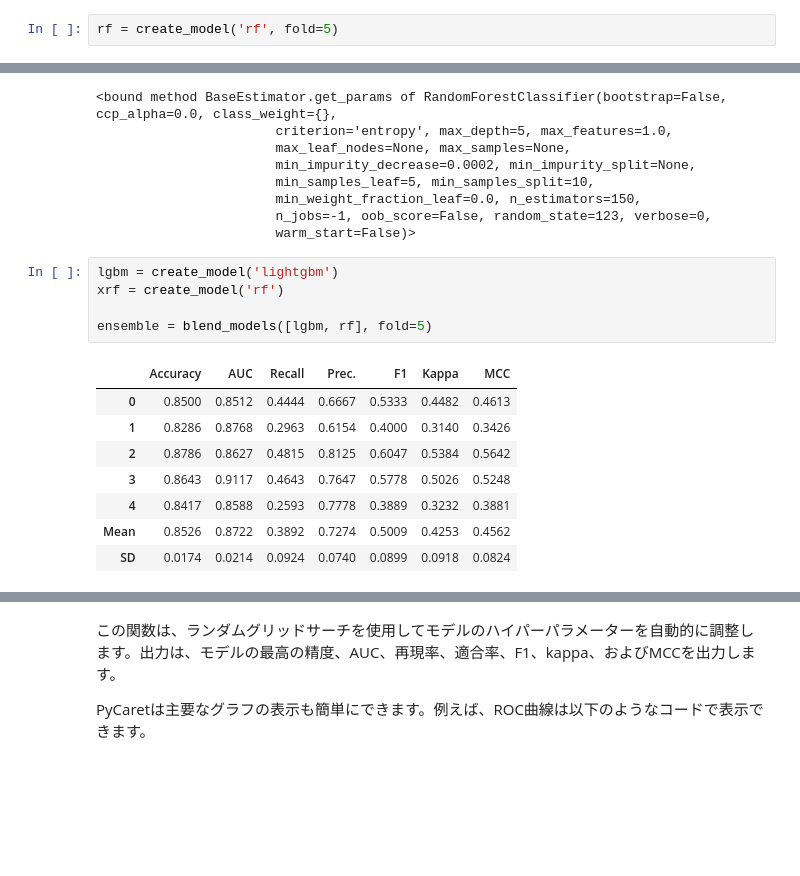
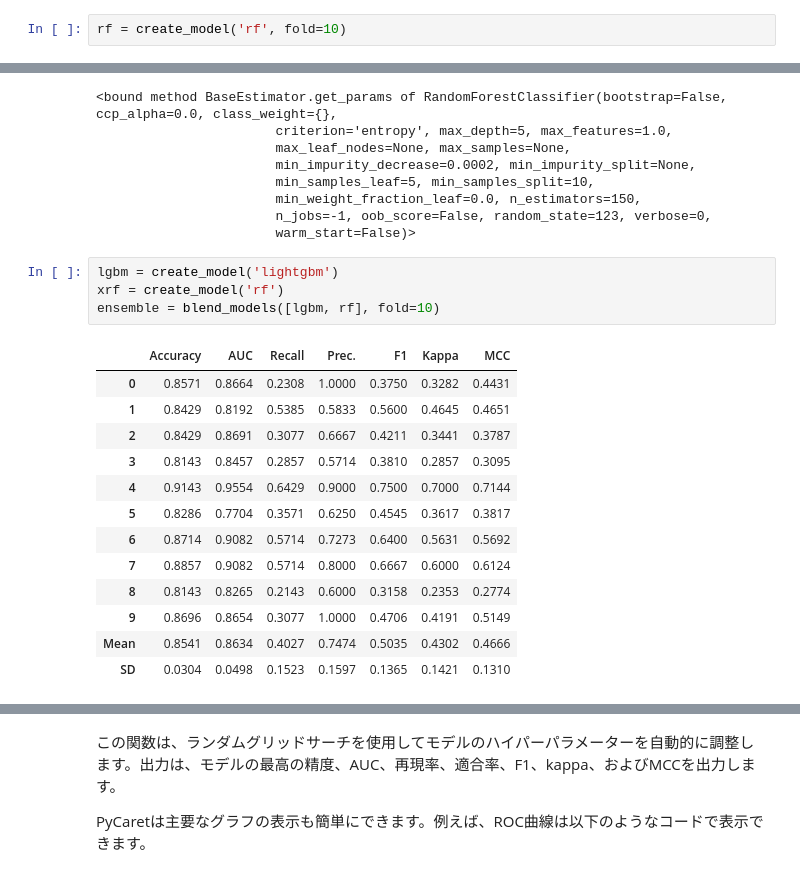
Before and after one commit to Ryo-Tanohata/sig_beginner9, a Jupyter notebook: PyCaret_emsamble_beginner9.ipynb, the cells around one changed output, grey strips where cells are left out. Drawn from its saved outputs; the diff is of its cells as text; blank space fills up the shorter version.

```diff
--- a/PyCaret_emsamble_beginner9.ipynb
+++ b/PyCaret_emsamble_beginner9.ipynb
@@ -181,6 +183,6 @@ best_model = compare_models()
 
 ハイパーパラメーターをチューニングするには、関数tune_model()を使用します。
 # %%
-rf = create_model('rf', fold=5)
+rf = create_model('rf', fold=10)
 # %% [output]
 |  | Accuracy | AUC | Recall | Prec. | F1 | Kappa | MCC |
@@ -216,14 +239,18 @@ tuned_rf.get_params
 # %%
 lgbm = create_model('lightgbm')
 xrf = create_model('rf')
-
-ensemble = blend_models([lgbm, rf], fold=5)
+ensemble = blend_models([lgbm, rf], fold=10)
 # %% [output]
 |  | Accuracy | AUC | Recall | Prec. | F1 | Kappa | MCC |
-| 0 | 0.8500 | 0.8512 | 0.4444 | 0.6667 | 0.5333 | 0.4482 | 0.4613 |
-| 1 | 0.8286 | 0.8768 | 0.2963 | 0.6154 | 0.4000 | 0.3140 | 0.3426 |
-| 2 | 0.8786 | 0.8627 | 0.4815 | 0.8125 | 0.6047 | 0.5384 | 0.5642 |
-| 3 | 0.8643 | 0.9117 | 0.4643 | 0.7647 | 0.5778 | 0.5026 | 0.5248 |
-| 4 | 0.8417 | 0.8588 | 0.2593 | 0.7778 | 0.3889 | 0.3232 | 0.3881 |
-| Mean | 0.8526 | 0.8722 | 0.3892 | 0.7274 | 0.5009 | 0.4253 | 0.4562 |
-| SD | 0.0174 | 0.0214 | 0.0924 | 0.0740 | 0.0899 | 0.0918 | 0.0824 |
+| 0 | 0.8571 | 0.8664 | 0.2308 | 1.0000 | 0.3750 | 0.3282 | 0.4431 |
+| 1 | 0.8429 | 0.8192 | 0.5385 | 0.5833 | 0.5600 | 0.4645 | 0.4651 |
+| 2 | 0.8429 | 0.8691 | 0.3077 | 0.6667 | 0.4211 | 0.3441 | 0.3787 |
+| 3 | 0.8143 | 0.8457 | 0.2857 | 0.5714 | 0.3810 | 0.2857 | 0.3095 |
+| 4 | 0.9143 | 0.9554 | 0.6429 | 0.9000 | 0.7500 | 0.7000 | 0.7144 |
+| 5 | 0.8286 | 0.7704 | 0.3571 | 0.6250 | 0.4545 | 0.3617 | 0.3817 |
+| 6 | 0.8714 | 0.9082 | 0.5714 | 0.7273 | 0.6400 | 0.5631 | 0.5692 |
+| 7 | 0.8857 | 0.9082 | 0.5714 | 0.8000 | 0.6667 | 0.6000 | 0.6124 |
+| 8 | 0.8143 | 0.8265 | 0.2143 | 0.6000 | 0.3158 | 0.2353 | 0.2774 |
+| 9 | 0.8696 | 0.8654 | 0.3077 | 1.0000 | 0.4706 | 0.4191 | 0.5149 |
+| Mean | 0.8541 | 0.8634 | 0.4027 | 0.7474 | 0.5035 | 0.4302 | 0.4666 |
+| SD | 0.0304 | 0.0498 | 0.1523 | 0.1597 | 0.1365 | 0.1421 | 0.1310 |
```
Also changed, not shown: parts of 11 cells of this notebook.
